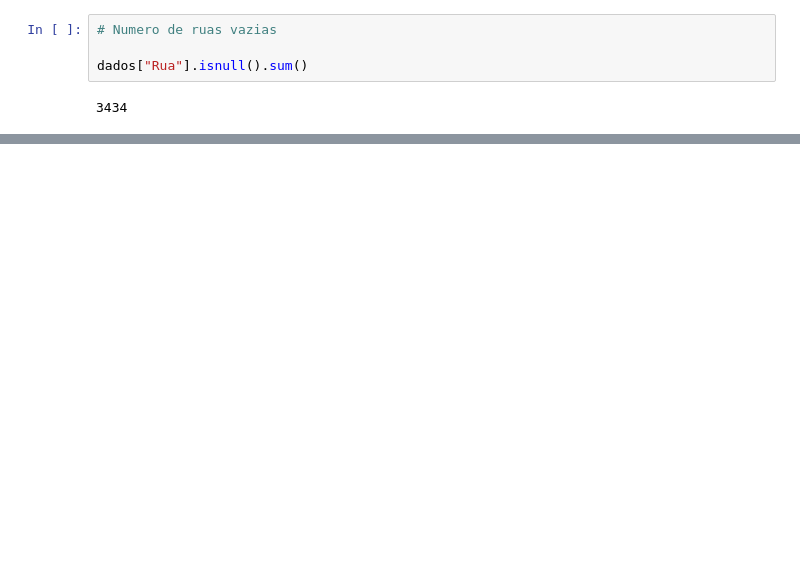
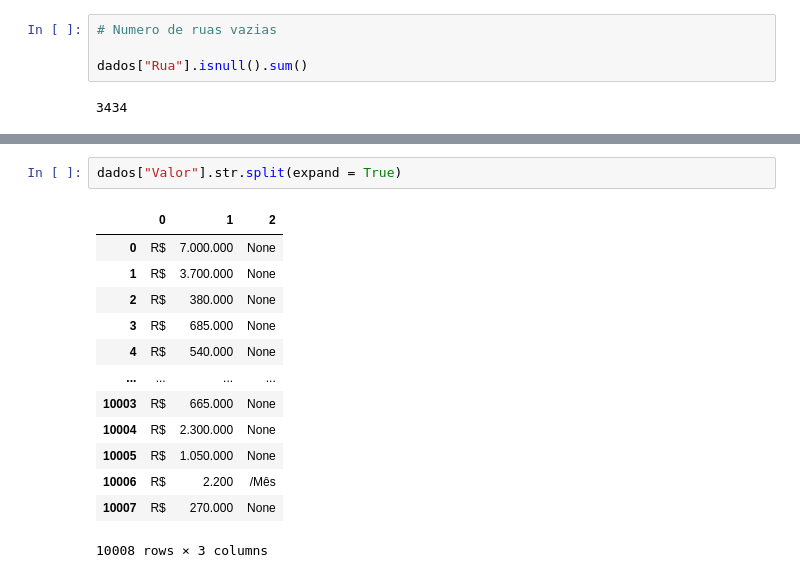
Before and after one commit to phsoaressantos/ImersaoDados, a Jupyter notebook: Imersao_dados_Alura.ipynb, the cells around one changed output, grey strips where cells are left out. Drawn from its saved outputs; the diff is of its cells as text; blank space fills up the shorter version.

```diff
--- a/Imersao_dados_Alura.ipynb
+++ b/Imersao_dados_Alura.ipynb
@@ -323,0 +312,16 @@ dados["Rua"].isnull().sum()
+# %%
+dados["Valor"].str.split(expand = True)
+# %% [output]
+|  | 0 | 1 | 2 |
+| 0 | R$ | 7.000.000 | None |
+| 1 | R$ | 3.700.000 | None |
+| 2 | R$ | 380.000 | None |
+| 3 | R$ | 685.000 | None |
+| 4 | R$ | 540.000 | None |
+| ... | ... | ... | ... |
+| 10003 | R$ | 665.000 | None |
+| 10004 | R$ | 2.300.000 | None |
+| 10005 | R$ | 1.050.000 | None |
+| 10006 | R$ | 2.200 | /Mês |
+| 10007 | R$ | 270.000 | None |
+10008 rows × 3 columns
```
Also changed, not shown: parts of 18 cells of this notebook.
